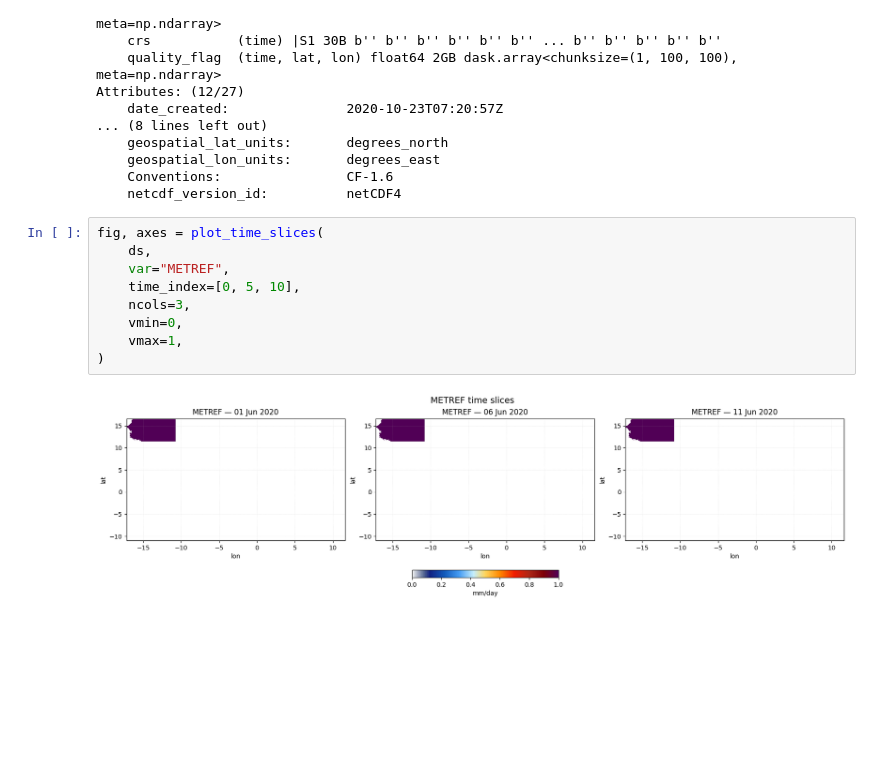
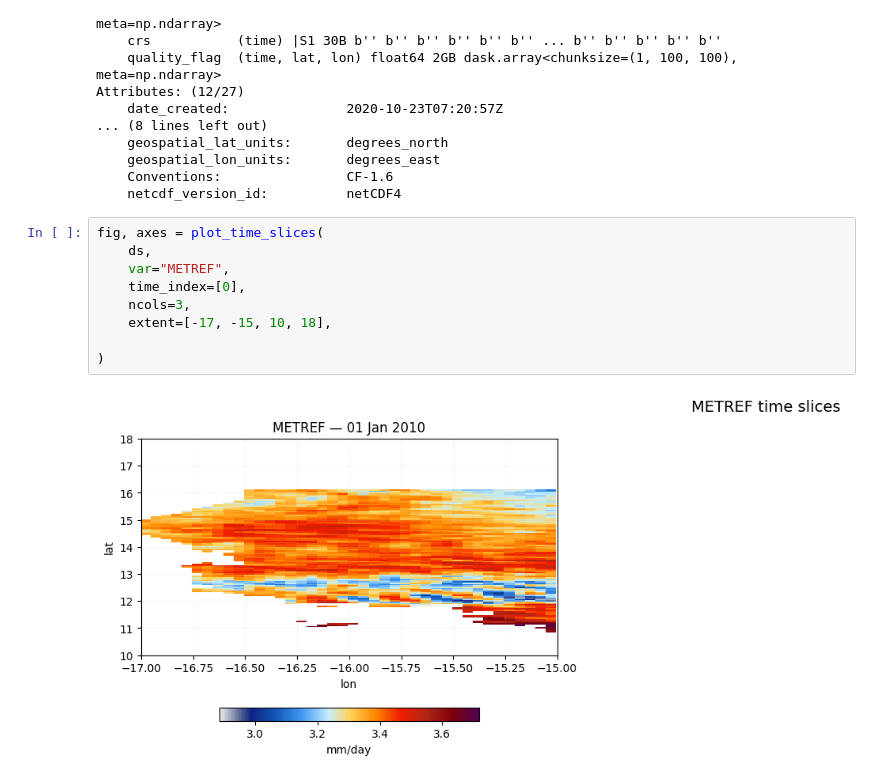
Before and after one commit to khizerzakir/tutorial-repo, a Jupyter notebook: code/notebooks/test_interim.ipynb, the cells around one changed output. Drawn from its saved outputs; the diff is of its cells as text; blank space fills up the shorter version.

```diff
--- a/code/notebooks/test_interim.ipynb
+++ b/code/notebooks/test_interim.ipynb
@@ -109,11 +150,11 @@ Attributes: (12/27)
 # %%
 fig, axes = plot_time_slices(
     ds,
     var="METREF",
-    time_index=[0, 5, 10],
+    time_index=[0],
     ncols=3,
-    vmin=0,
-    vmax=1,
+    extent=[-17, -15, 10, 18],
+
 )
 # %% [output]
-[figure, old version]
+[figure, new version]
```
Also changed, not shown: parts of 5 cells of this notebook, 1 other file.
